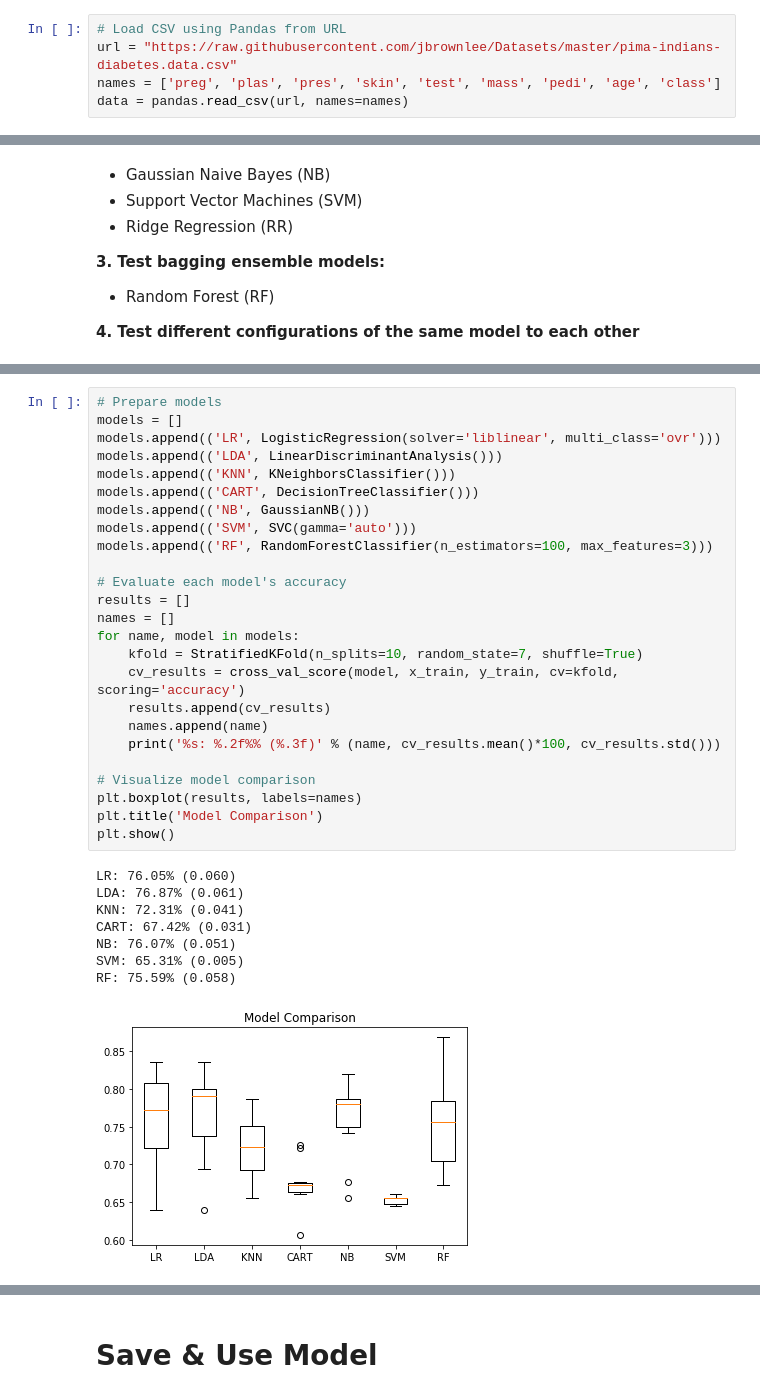
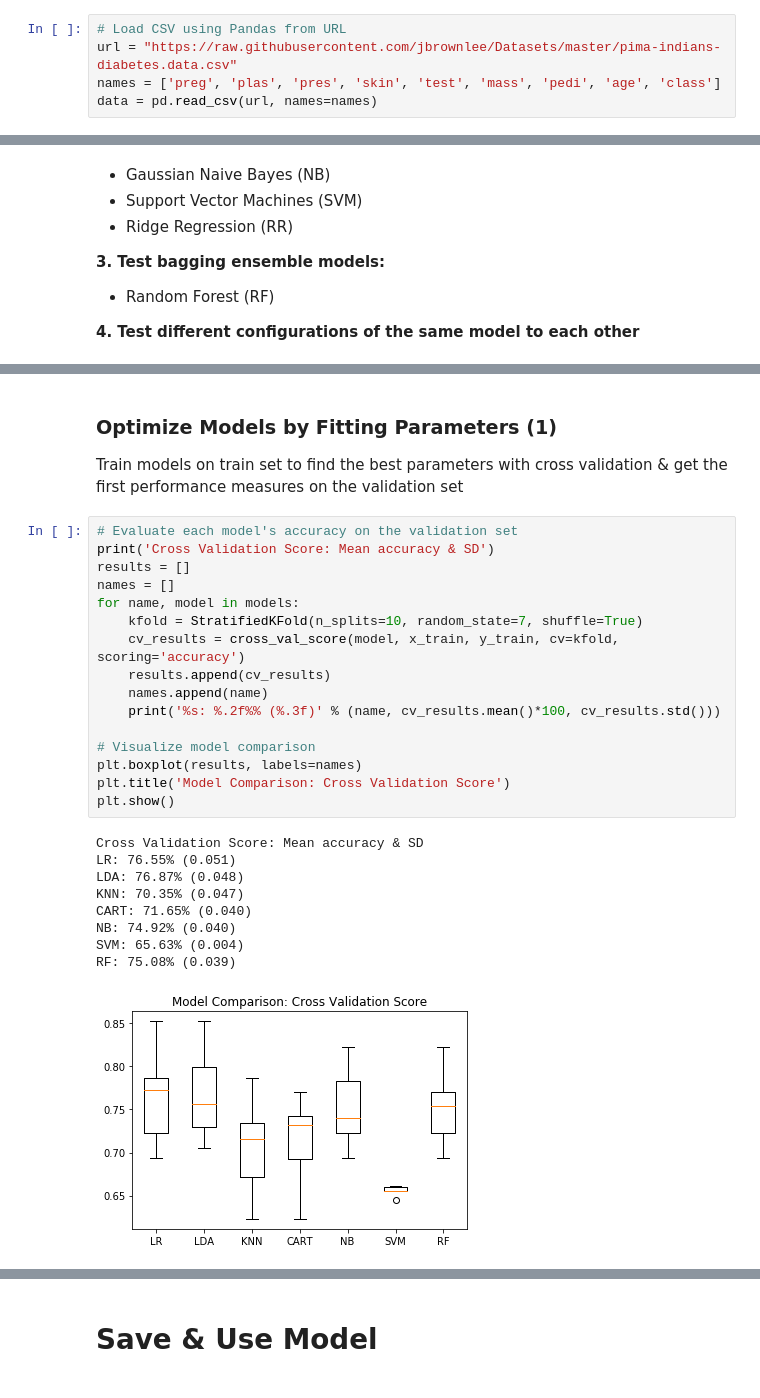
Before and after one commit to zhorlacher/Predict-Diabetes-Pima-Indians, a Jupyter notebook: My 2nd ML project in Python - Pima Indians.ipynb, the cells around one changed output, grey strips where cells are left out. Cells and saved outputs as stored; diff of their text form.

```diff
--- a/My 2nd ML project in Python - Pima Indians.ipynb
+++ b/My 2nd ML project in Python - Pima Indians.ipynb
@@ -44,7 +42,7 @@ Load the Pima Indians onset of diabetes dataset using Pandas directly from the U
 # Load CSV using Pandas from URL
 url = "https://raw.githubusercontent.com/jbrownlee/Datasets/master/pima-indians-diabetes.data.csv"
 names = ['preg', 'plas', 'pres', 'skin', 'test', 'mass', 'pedi', 'age', 'class']
-data = pandas.read_csv(url, names=names)
+data = pd.read_csv(url, names=names)
 # %% [markdown]
 # Exploratory Data Analysis (EDA)
 # %% [markdown]
@@ -255,34 +279,30 @@ x_train, x_test, y_train, y_test = train_test_split(x, y, test_size=0.20, random
+# %% [markdown]
+### Optimize Models by Fitting Parameters (1)
+
+Train models on train set to find the best parameters with cross validation & get the first performance measures on the validation set
 # %%
-# Prepare models
-models = []
-models.append(('LR', LogisticRegression(solver='liblinear', multi_class='ovr')))
-models.append(('LDA', LinearDiscriminantAnalysis()))
-models.append(('KNN', KNeighborsClassifier()))
-models.append(('CART', DecisionTreeClassifier()))
-models.append(('NB', GaussianNB()))
-models.append(('SVM', SVC(gamma='auto')))
-models.append(('RF', RandomForestClassifier(n_estimators=100, max_features=3)))
-
-# Evaluate each model's accuracy
+# Evaluate each model's accuracy on the validation set
+print('Cross Validation Score: Mean accuracy & SD')
 results = []
 names = []
 for name, model in models:
 	kfold = StratifiedKFold(n_splits=10, random_state=7, shuffle=True)
 	cv_results = cross_val_score(model, x_train, y_train, cv=kfold, scoring='accuracy')
 	results.append(cv_results)
 	names.append(name)
 	print('%s: %.2f%% (%.3f)' % (name, cv_results.mean()*100, cv_results.std()))
 
 # Visualize model comparison
 plt.boxplot(results, labels=names)
-plt.title('Model Comparison')
+plt.title('Model Comparison: Cross Validation Score')
 plt.show()
 # %% [output]
-LR: 76.05% (0.060)
-LDA: 76.87% (0.061)
-KNN: 72.31% (0.041)
-CART: 67.42% (0.031)
-NB: 76.07% (0.051)
-SVM: 65.31% (0.005)
-RF: 75.59% (0.058)
+Cross Validation Score: Mean accuracy & SD
+LR: 76.55% (0.051)
+LDA: 76.87% (0.048)
+KNN: 70.35% (0.047)
+CART: 71.65% (0.040)
+NB: 74.92% (0.040)
+SVM: 65.63% (0.004)
+RF: 75.08% (0.039)
-[figure, old version]
+[figure, new version]
```
Also changed, not shown: parts of 32 cells of this notebook.
